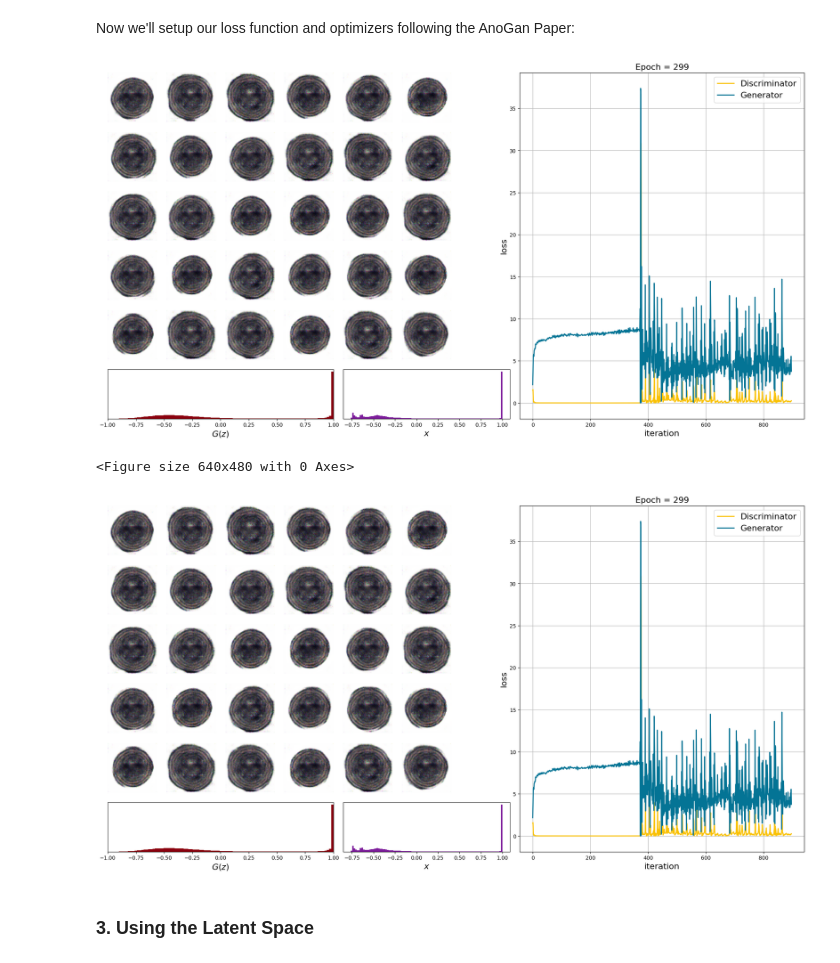
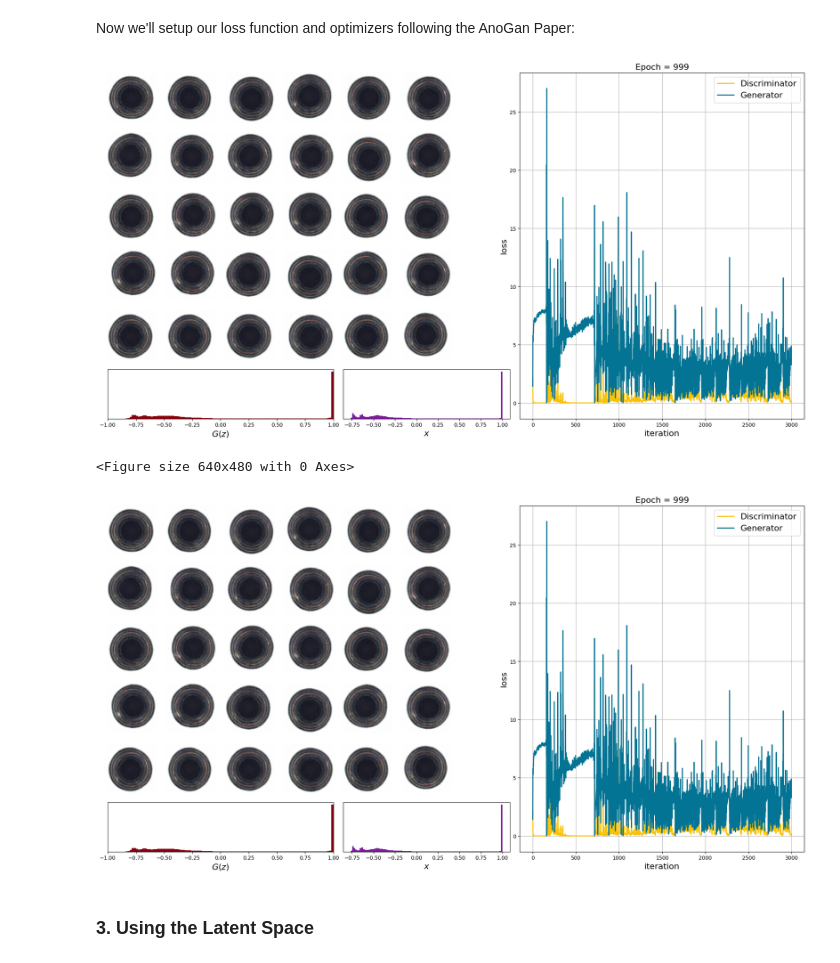
Before and after one commit to aymen20002005/Anomaly_Detection_Challenge, a Jupyter notebook: Gan_Models/AnoGan/Results/bottle/AnoGan_on_MVTec_with_bottle_class.ipynb, the cells around one changed output. Drawn from its saved outputs; the diff is of its cells as text; code cells hidden in the pictures.

```diff
--- a/Gan_Models/AnoGan/Results/bottle/AnoGan_on_MVTec_with_bottle_class.ipynb
+++ b/Gan_Models/AnoGan/Results/bottle/AnoGan_on_MVTec_with_bottle_class.ipynb
@@ -179,37 +202,37 @@ criterion = nn.BCELoss()
 # %%
 zero_labels = torch.zeros(batch_size).to(device)
 ones_labels = torch.ones(batch_size).to(device)
 losses = [[],[]]
-epochs, viz_freq, save_freq, count = 300, 100, 500, 0
+epochs, viz_freq, save_freq, count = 1000, 100, 500, 0
 z_fixed = torch.randn(batch_size, 100, 1, 1).to(device)
 
 for epoch in range(epochs):
     for i, (x,y) in enumerate(tqdm(data.train_dl)):
         #Train Discriminator
         requires_grad(G, False); #Speeds up training a smidge
         z = torch.randn(batch_size, 100, 1, 1).to(device)
         l_fake = criterion(D(G(z)).view(-1), zero_labels)
         l_real = criterion(D(x).view(-1), ones_labels)
         loss = l_fake + l_real
         loss.backward(); losses[0].append(loss.item())
         optD.step(); G.zero_grad(); D.zero_grad();
 
         #Train Generator
         requires_grad(G, True);
         z = torch.randn(batch_size, 100, 1, 1).to(device)
         loss = criterion(D(G(z)).view(-1), ones_labels)
         loss.backward(); losses[1].append(loss.item())
         optG.step(); G.zero_grad(); D.zero_grad();
 
         if i%viz_freq==0: show_progress(save_training_viz)
         count+=1
     if (epoch+1)%save_freq==0:
         torch.save(G, save_dir/'ckpts'/('G_epoch_'+str(epoch)+'.pth'))
         torch.save(D, save_dir/'ckpts'/('D_epoch_'+str(epoch)+'.pth'))
 # %% [output]
-[figure, old version]
+[figure, new version]
 <Figure size 640x480 with 0 Axes>
-[figure, old version]
+[figure, new version]
 # %% [markdown]
 ### 3. Using the Latent Space
 # %% [markdown]
```
Also changed, not shown: parts of 22 cells of this notebook, 12 other files.
